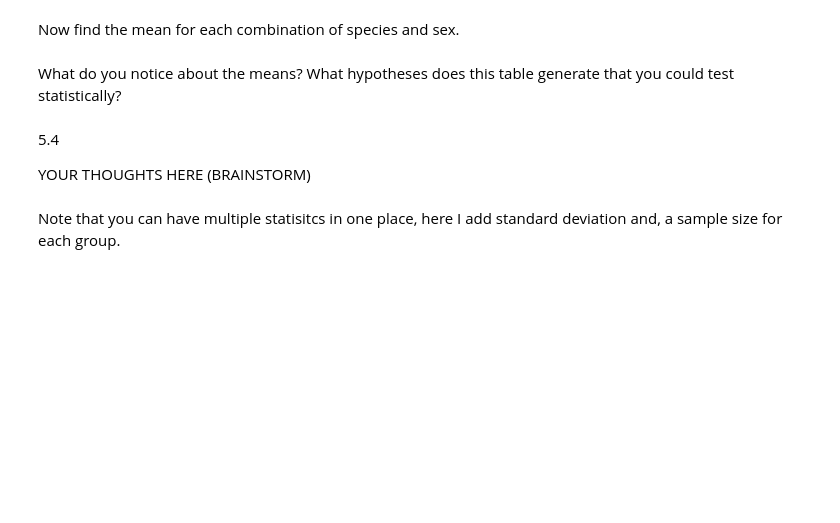
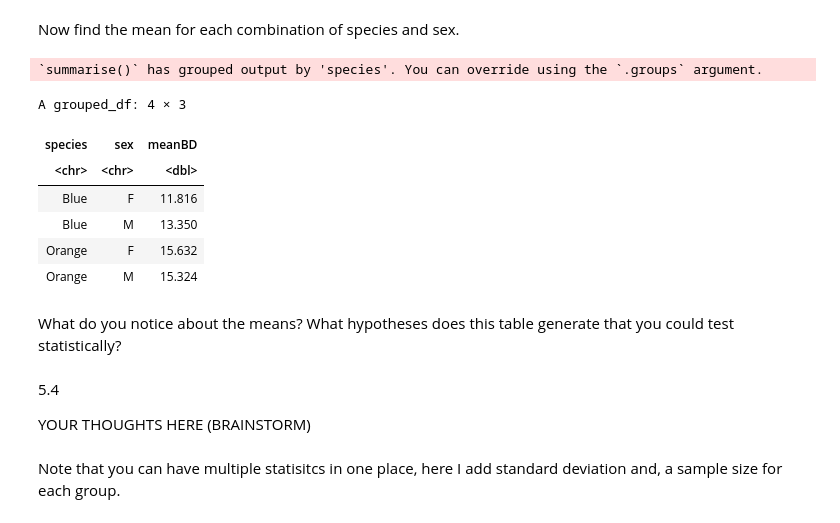
Before and after one commit to juliamsmith/biol421, a Jupyter notebook: Lab0/lab0_Rtutorial.ipynb, the cells around one changed output. Cells and saved outputs as stored; diff of their text form; code cells hidden in the pictures; blank space fills up the shorter version.

```diff
--- a/Lab0/lab0_Rtutorial.ipynb
+++ b/Lab0/lab0_Rtutorial.ipynb
@@ -225,6 +302,16 @@ Now find the mean for each combination of species and sex.
 # %%
 #5.3)
 #YOUR CODE HERE (BRAINSTORM)
+crabs %>% group_by(species, sex) %>% summarize(meanBD=mean(BD))
+# %% [output]
+`summarise()` has grouped output by 'species'. You can override using the `.groups` argument.
+A grouped_df: 4 × 3
+| species | sex | meanBD |
+| <chr> | <chr> | <dbl> |
+| Blue | F | 11.816 |
+| Blue | M | 13.350 |
+| Orange | F | 15.632 |
+| Orange | M | 15.324 |
 # %% [markdown]
 What do you notice about the means? What hypotheses does this table generate that you could test statistically?
 # %% [markdown]
```
Also changed, not shown: parts of 12 cells of this notebook.
